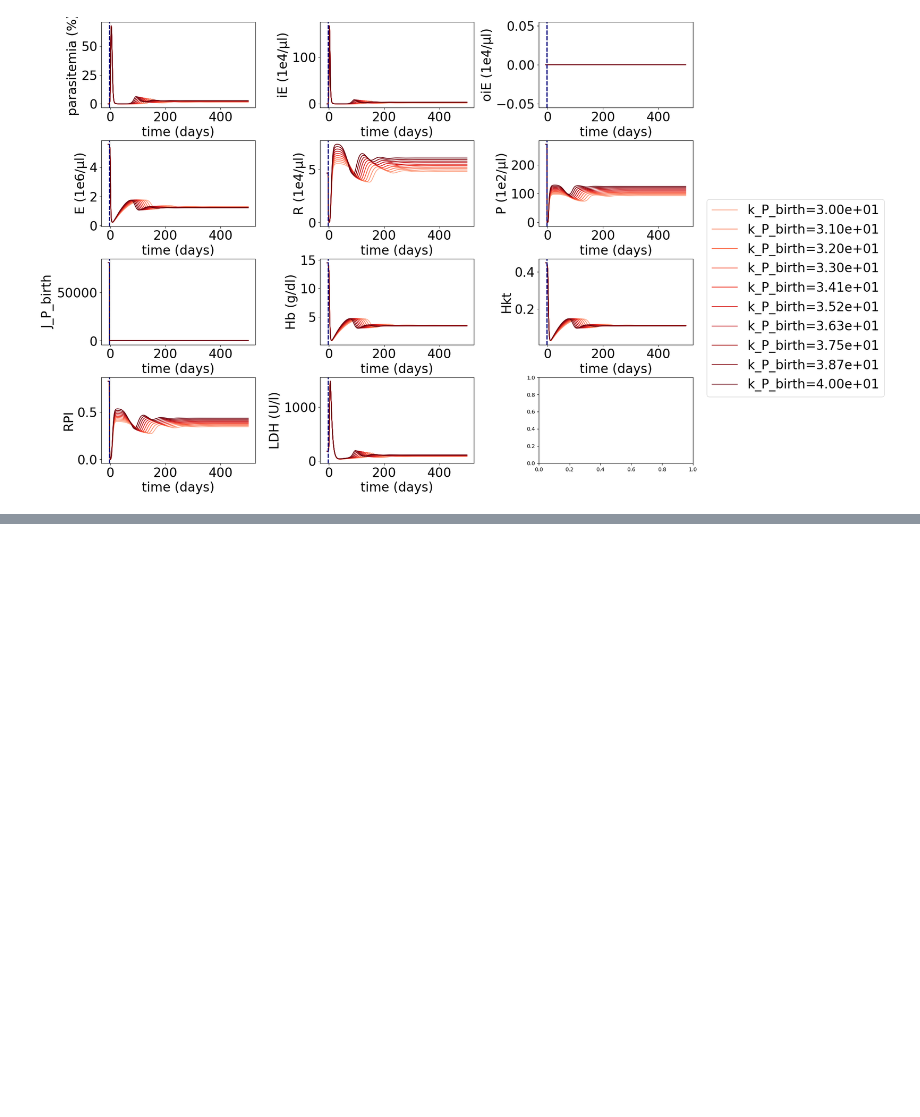
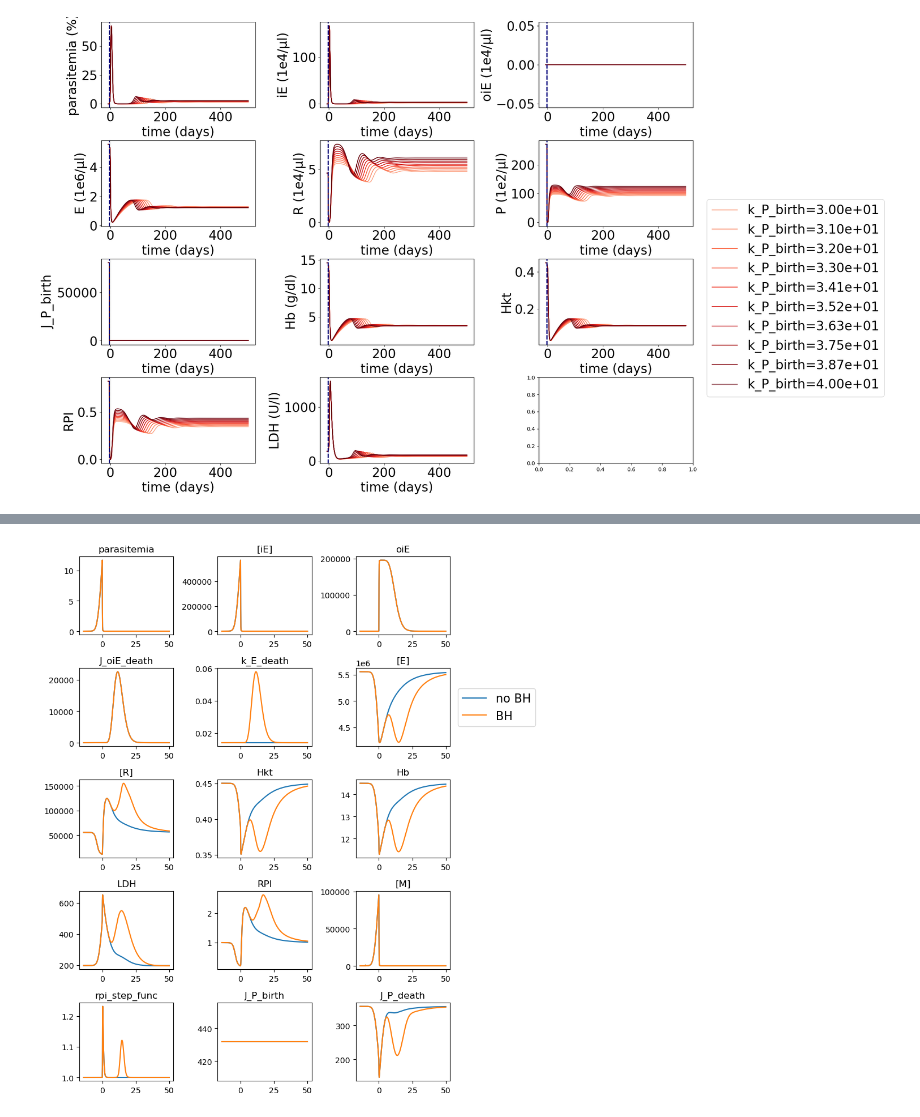
Before and after one commit to Nexia23/PTH_model_chapter, a Jupyter notebook: notebooks/run_delay_model.ipynb, the cells around one changed output, grey strips where cells are left out. Cells and saved outputs as stored; diff of their text form; code cells hidden in the pictures; blank space fills up the shorter version.

```diff
--- a/notebooks/run_delay_model.ipynb
+++ b/notebooks/run_delay_model.ipynb
@@ -228,0 +355,26 @@ for i, (param, values) in enumerate(param_values.items()):
+# %%
+## plot results
+observables = ['parasitemia', '[iE]', 'oiE', 'J_oiE_death', 'k_E_death','[E]', '[R]', 'Hkt' ,'Hb', 'LDH','RPI','[M]','rpi_step_func','J_P_birth', 'J_P_death']
+
+n_cols = 3
+n_rows = int(np.ceil(len(observables)/n_cols))
+
+fig, ax = plt.subplots(n_rows, n_cols, squeeze=True, figsize=(n_cols*3, n_rows*2))
+
+for i, obs in enumerate(observables):
+    row = i//n_cols
+    col = i%n_cols
+    ax[row, col].plot(no_bh_res['time'], no_bh_res[obs], label='no BH')
+    ax[row, col].plot(bh_res['time'], bh_res[obs], label='BH')
+    ax[row, col].set_title(obs)
+
+handles, labels = ax[1, 1].get_legend_handles_labels()  # Legend Box outsides Subplots
+
+ax[1, -1].legend(handles, labels, loc='center left',
+                  bbox_to_anchor=(1.02, 0.5), fontsize=15
+                  ) #bbox (nach rechts-links, oben-unten, negativ yes)
+
+plt.tight_layout()
+plt.show()
+# %% [output]
+[figure, added]
```
Also changed, not shown: parts of 7 cells of this notebook.
